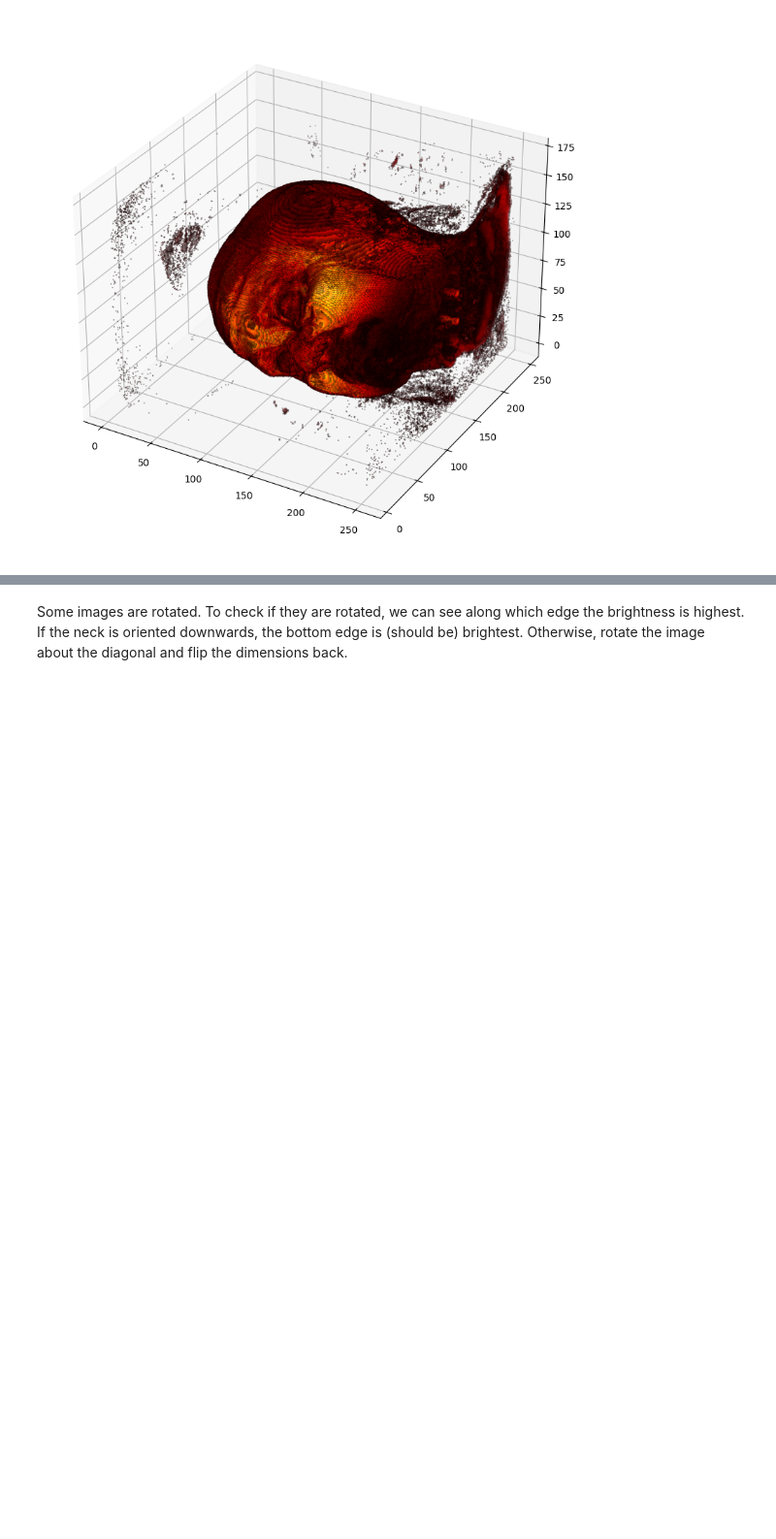
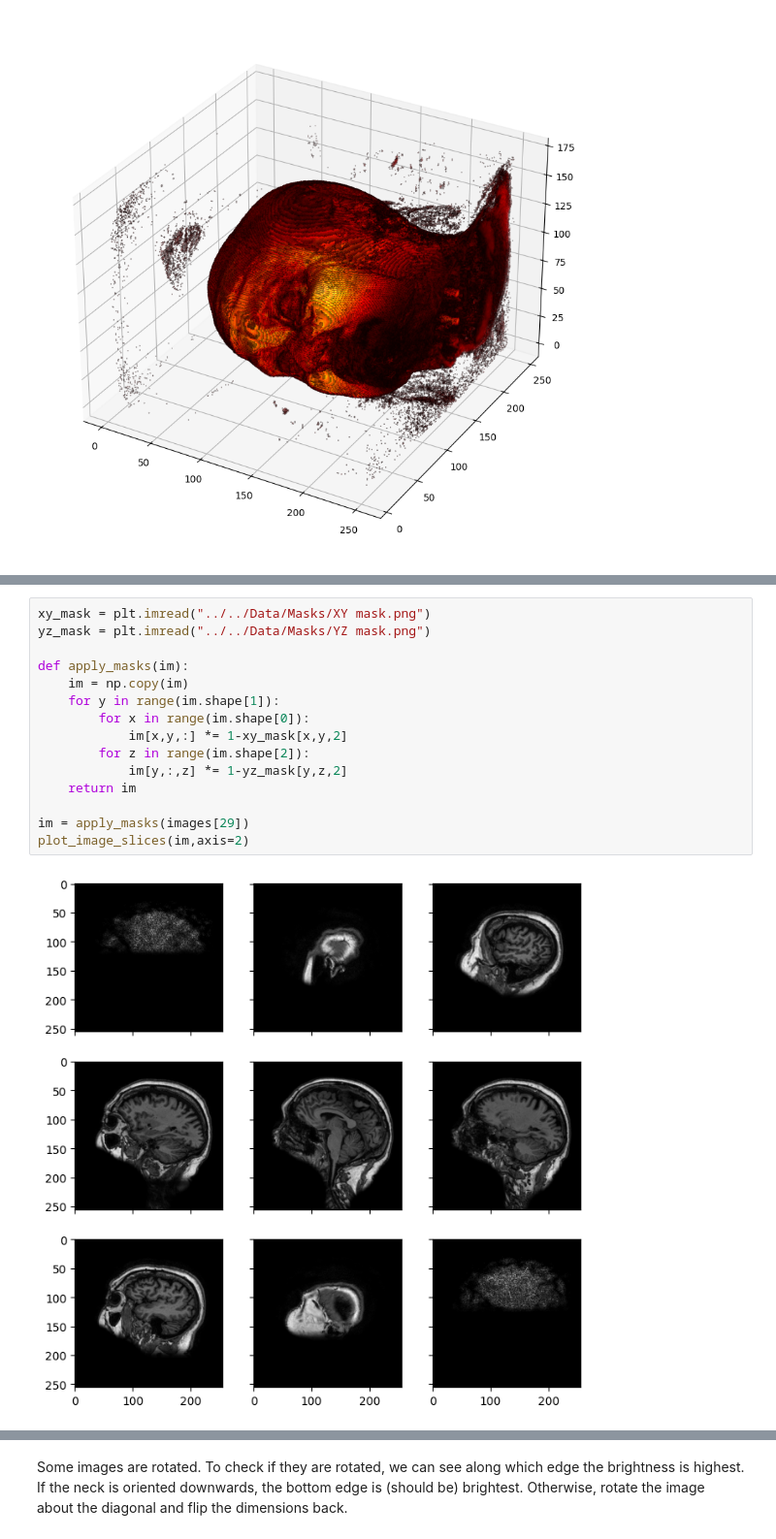
Before and after one commit to Vaakir/unsupervised-deep-learning-bachelor-thesis, a Jupyter notebook: Research/Train/Exploratory plotting.ipynb, the cells around one changed output, grey strips where cells are left out. Shown at 97% size. Drawn from its saved outputs; the diff is of its cells as text; blank space fills up the shorter version.

```diff
--- a/Research/Train/Exploratory plotting.ipynb
+++ b/Research/Train/Exploratory plotting.ipynb
@@ -133,0 +144,17 @@ plot_image_slices(np.mean(images,axis=0))
+# %%
+xy_mask = plt.imread("../../Data/Masks/XY mask.png")
+yz_mask = plt.imread("../../Data/Masks/YZ mask.png")
+
+def apply_masks(im):
+    im = np.copy(im)
+    for y in range(im.shape[1]):
+        for x in range(im.shape[0]):
+            im[x,y,:] *= 1-xy_mask[x,y,2]
+        for z in range(im.shape[2]):
+            im[y,:,z] *= 1-yz_mask[y,z,2]
+    return im
+
+im = apply_masks(images[29])
+plot_image_slices(im,axis=2)
+# %% [output]
+[figure, added]
```
Also changed, not shown: parts of 10 cells of this notebook, 7 other files.
